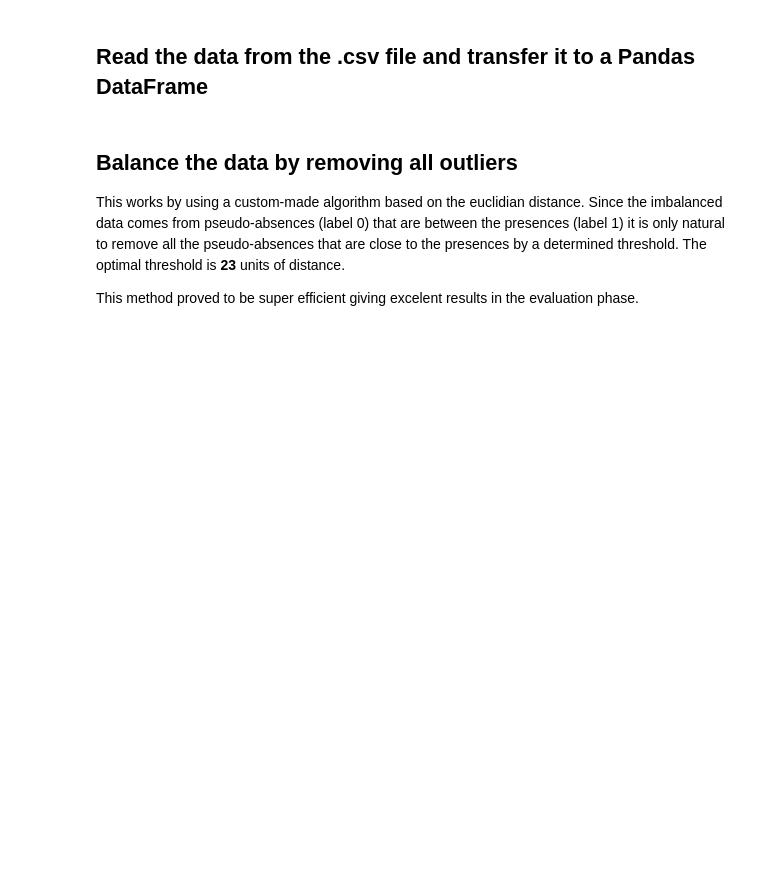
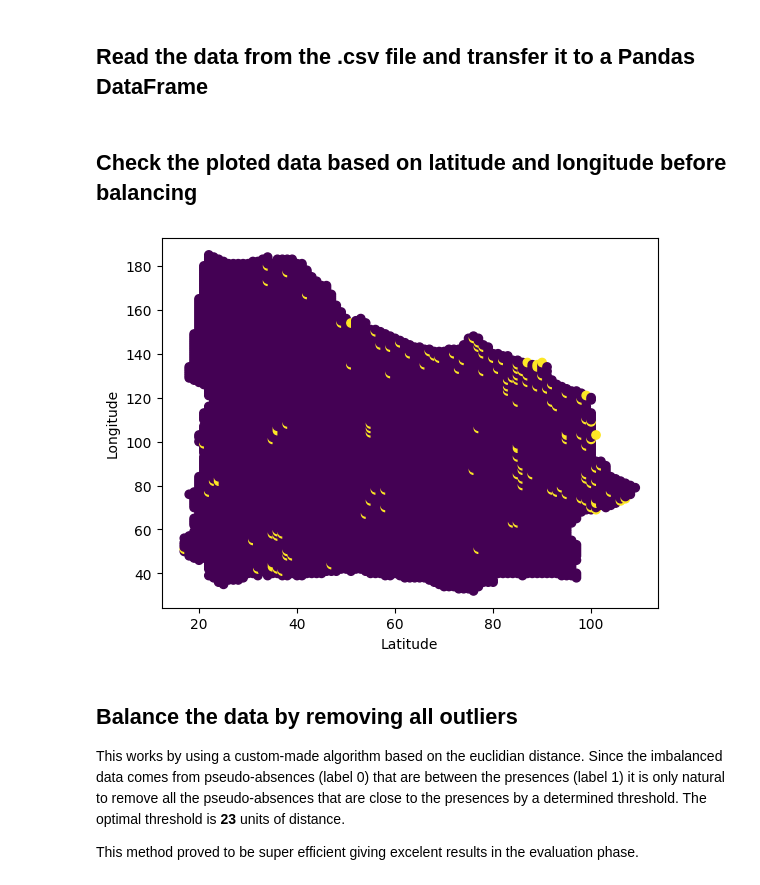
Before and after one commit to angelomorgado/apis-bee-classification, a Jupyter notebook: Projeto_Individual_m12306.ipynb, the cells around one changed output. Cells and saved outputs as stored; diff of their text form; code cells hidden in the pictures; blank space fills up the shorter version.

```diff
--- a/Projeto_Individual_m12306.ipynb
+++ b/Projeto_Individual_m12306.ipynb
@@ -28,3 +33,14 @@ data = pd.read_csv('dataset_bees.csv', names=columnNames)
+# %% [markdown]
+## Check the ploted data based on latitude and longitude before balancing
+# %%
+# Plot the data based on the latitude and longitude
+plt.figure()
+plt.scatter(data['latitude'], data['longitude'], c=data['y'])
+plt.xlabel('Latitude')
+plt.ylabel('Longitude')
+plt.show()
+# %% [output]
+[figure, added]
 # %% [markdown]
 ## Balance the data by removing all outliers
 
```
Also changed, not shown: parts of 18 cells of this notebook, 2 other files.
